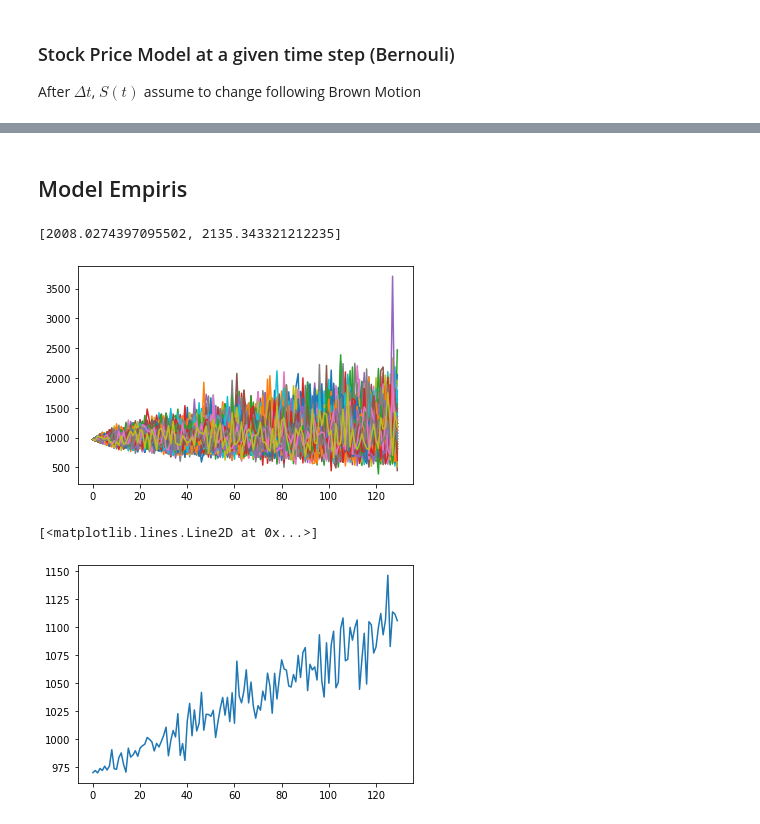
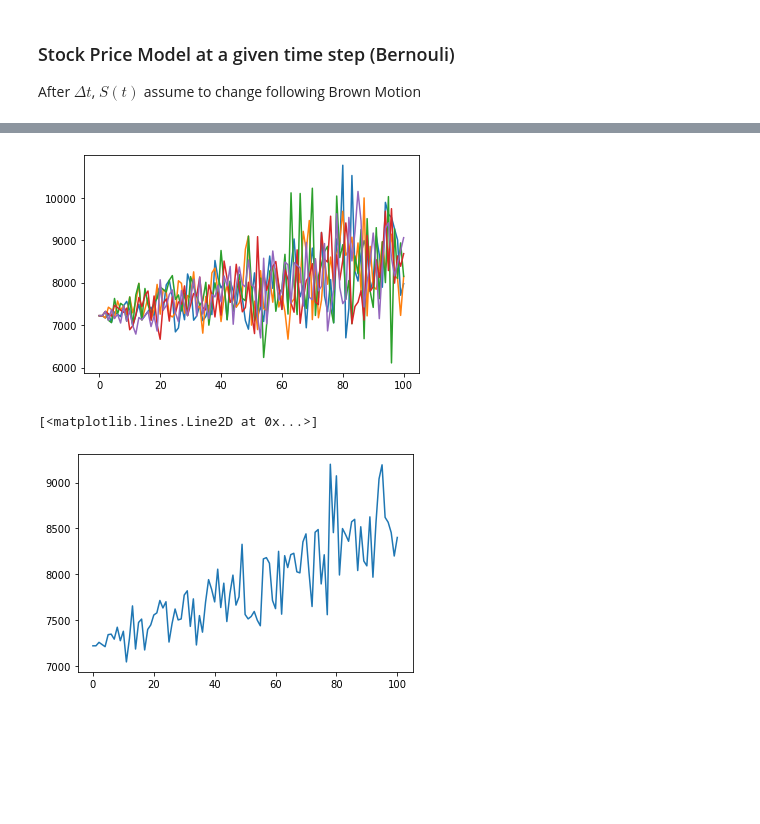
Before and after one commit to Heritsam/monte-carlo-stocks-prediction, a Jupyter notebook: binomial-model.ipynb, the cells around one changed output, grey strips where cells are left out. Saved outputs shown, nothing was run; the diff lists cells and outputs as text; code cells hidden in the pictures; blank space fills up the shorter version.

```diff
--- a/binomial-model.ipynb
+++ b/binomial-model.ipynb
@@ -10,11 +10,11 @@ import yfinance as yf
 import pandas as pd
 from pandas_datareader import data as pdr
 # %%
-ywika = yf.Ticker("WIKA.JK")
+yhehehe = yf.Ticker("BBCA.JK")
 # get historical market data
-overall = ywika.history(start='2021-06-30', end='2022-12-30')
-hist = ywika.history(start="2021-06-30", end="2022-07-01")
-actual = ywika.history(start='2022-06-30', end='2022-12-30')
+overall = yhehehe.history(start='2021-06-30', end='2022-12-30')
+hist = yhehehe.history(start="2021-06-30", end="2022-07-01")
+actual = yhehehe.history(start='2022-06-30', end='2022-12-30')
 
 hist.to_csv('hist.csv')
 actual.to_csv('actual.csv')
@@ -150,17 +150,17 @@ where $r$ is risk free interest rate, and $\sigma$ is the risk of stock return.
 ### Stock Price Model at a given time step (Bernouli)
 After $\Delta t$, $S(t)$ assume to change following Brown Motion
 # %%
-# MOnte carlo simulation per time steps (Bernouli event for every time step)
+# Model CRR
 so = hist.Close[-1]
 T = 1
-N = 130
+N = 100
 dt = T / N
 r = 0.055 # suku bunga bank Indonesia
 sig = sigEst
 u = np.exp(sig*np.sqrt(dt))
 d = 1/u
 p = (np.exp(-r*dt) - d) / (u - d)
-M = 200
+M = 5
 smt = [[]]
 
 for k in range(M):
@@ -173,8 +173,3 @@ for k in range(M):
   smt = smt+[sv]
 
 smt=[k for k in smt[1:][:]]
-averages = [np.mean(x) * 2 for x in smt]
-avg = np.mean(averages)
-std = np.std(averages)
-confidence_interval = [avg - 1.96 * std, avg + 1.96 * std]
-confidence_interval
@@ -215,39 +186,29 @@ plt.grid()
-# %% [markdown]
-## Model Empiris
 # %%
 so = hist.Close[-1]
 T = 1
-N = 130
+N = 100
 dt = T / N
 r = 0.055 # suku bunga bank Indonesia
-sig = sigEst
-M = 200
-smt = []
+M = 5
+smt = [[]]
 
 for k in range(M):
   s=so
   sv=[s]
-  for i in range(1, N):
+  for i in range(N):
     x = np.random.binomial(i, p_empi)
     s = so * np.power(up, x) * np.power(dwn, (i-x))
     sv = sv+[s]
   smt = smt+[sv]
 
 smt=[k for k in smt[1:][:]]
-averages = [np.mean(x) * 2 for x in smt]
-avg = np.mean(averages)
-std = np.std(averages)
-confidence_interval = [avg - 1.96 * std, avg + 1.96 * std]
-confidence_interval
-# %% [output]
-[2008.0274397095502, 2135.343321212235]
 # %%
 [plt.plot(k) for k in smt]
 plt.show()
 ## Average path of stock prices
-smean=np.mean(np.array(smt), axis=0)
-plt.plot(smean)
+smean_emp=np.mean(np.array(smt), axis=0)
+plt.plot(smean_emp)
 # %% [output]
-[figure, old version]
+[figure, new version]
 [<matplotlib.lines.Line2D at 0x...>]
-[figure, old version]
+[figure, new version]
```
Also changed, not shown: parts of 11 cells of this notebook, 17 other files.
